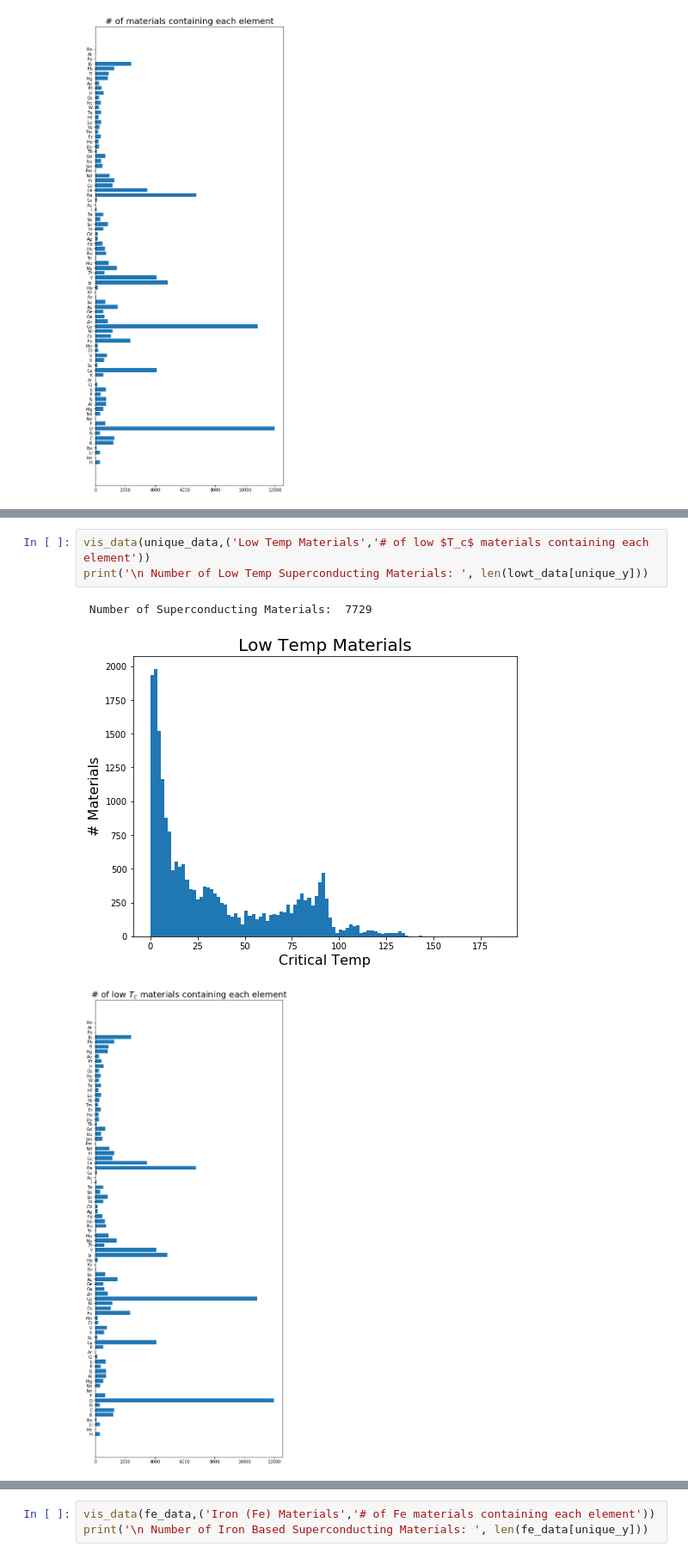
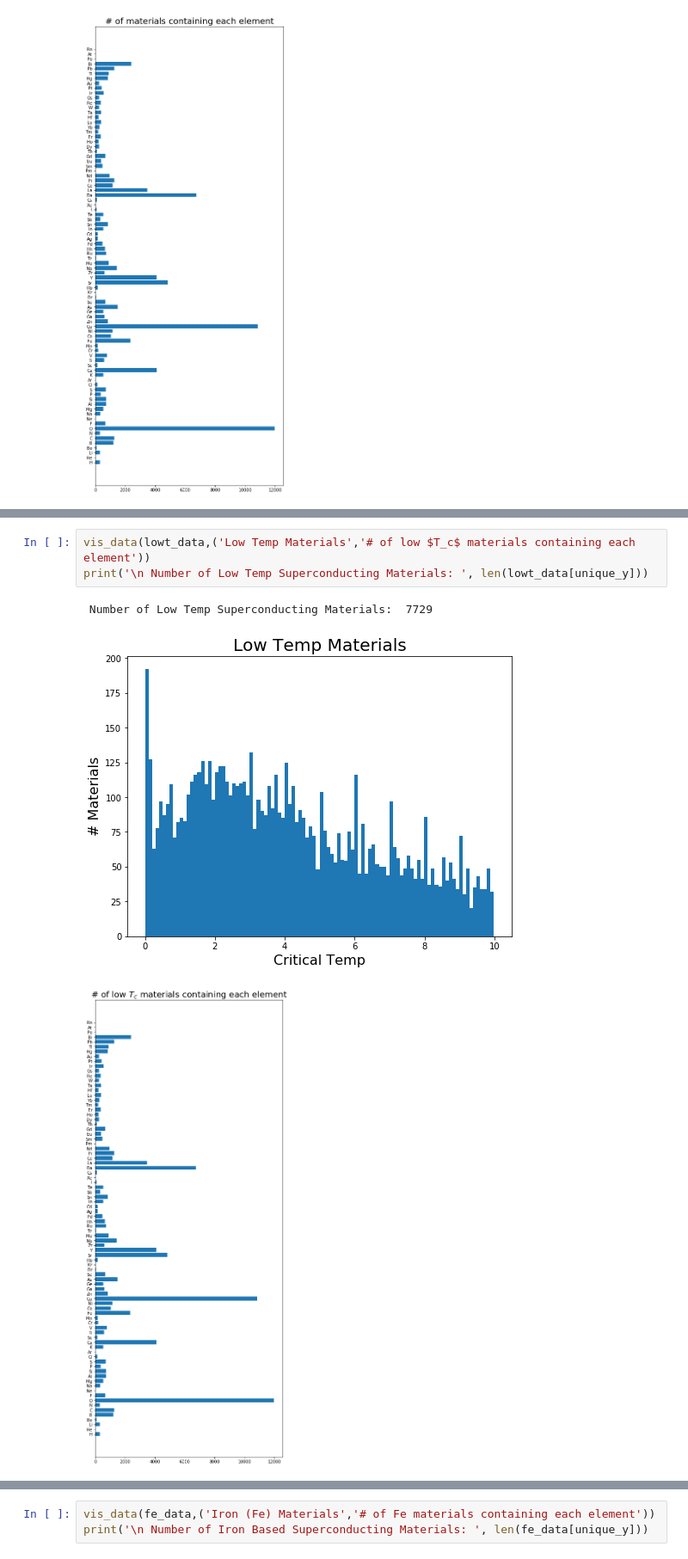
Before and after one commit to OSUScientificComputing464/final-project-discer151, a Jupyter notebook: FinalProject.ipynb, the cells around one changed output, grey strips where cells are left out. Shown at 86% size. Saved outputs shown, nothing was run; the diff lists cells and outputs as text.

```diff
--- a/FinalProject.ipynb
+++ b/FinalProject.ipynb
@@ -145,9 +138,9 @@ vis_data(unique_data,('All Materials in Dataset','# of materials containing each
 # %%
-vis_data(unique_data,('Low Temp Materials','# of low $T_c$ materials containing each element'))
+vis_data(lowt_data,('Low Temp Materials','# of low $T_c$ materials containing each element'))
 print('\n Number of Low Temp Superconducting Materials: ', len(lowt_data[unique_y]))
 # %% [output]
- Number of Superconducting Materials:  7729
+ Number of Low Temp Superconducting Materials:  7729
-[figure, old version]
+[figure, new version]
 [figure]
 # %% [markdown]
 ### Iron based super conductors
```
Also changed, not shown: parts of 26 cells of this notebook, 2 other files.
